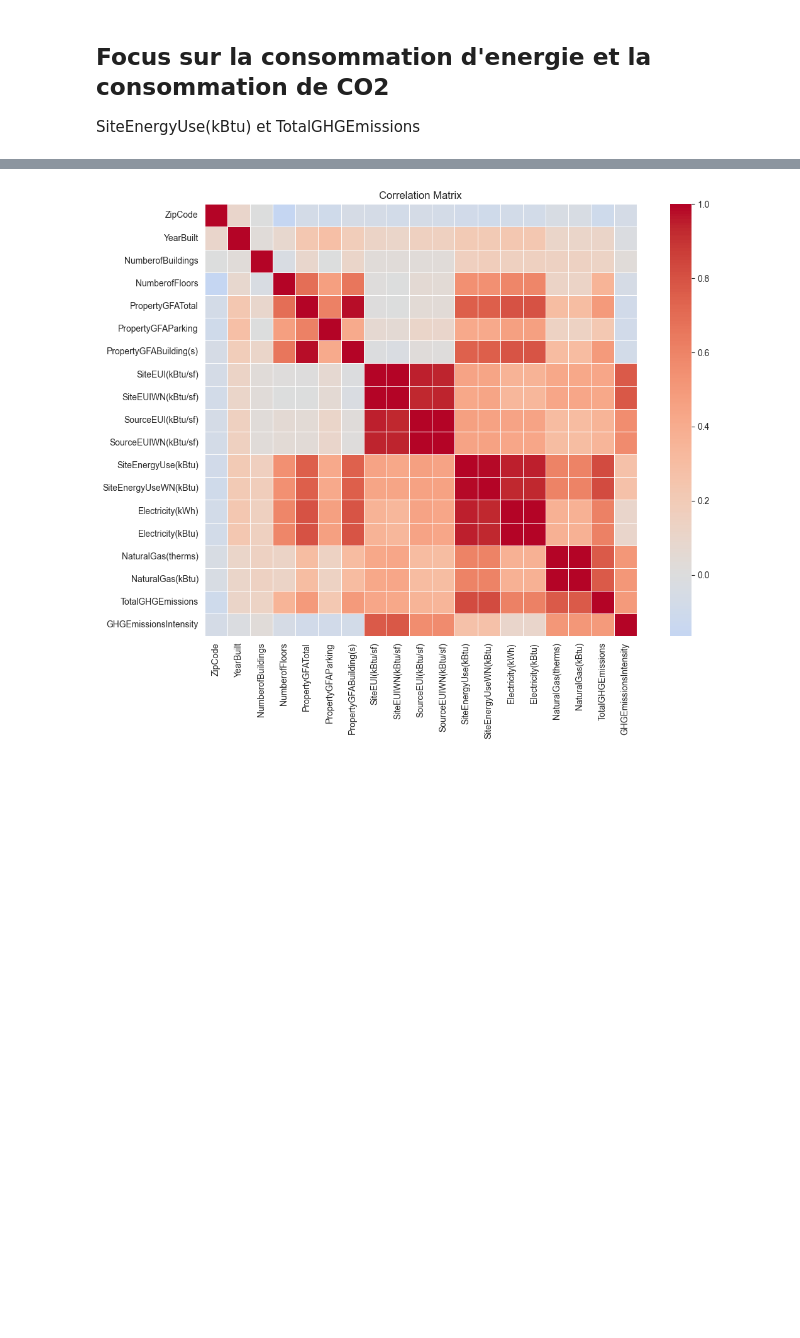
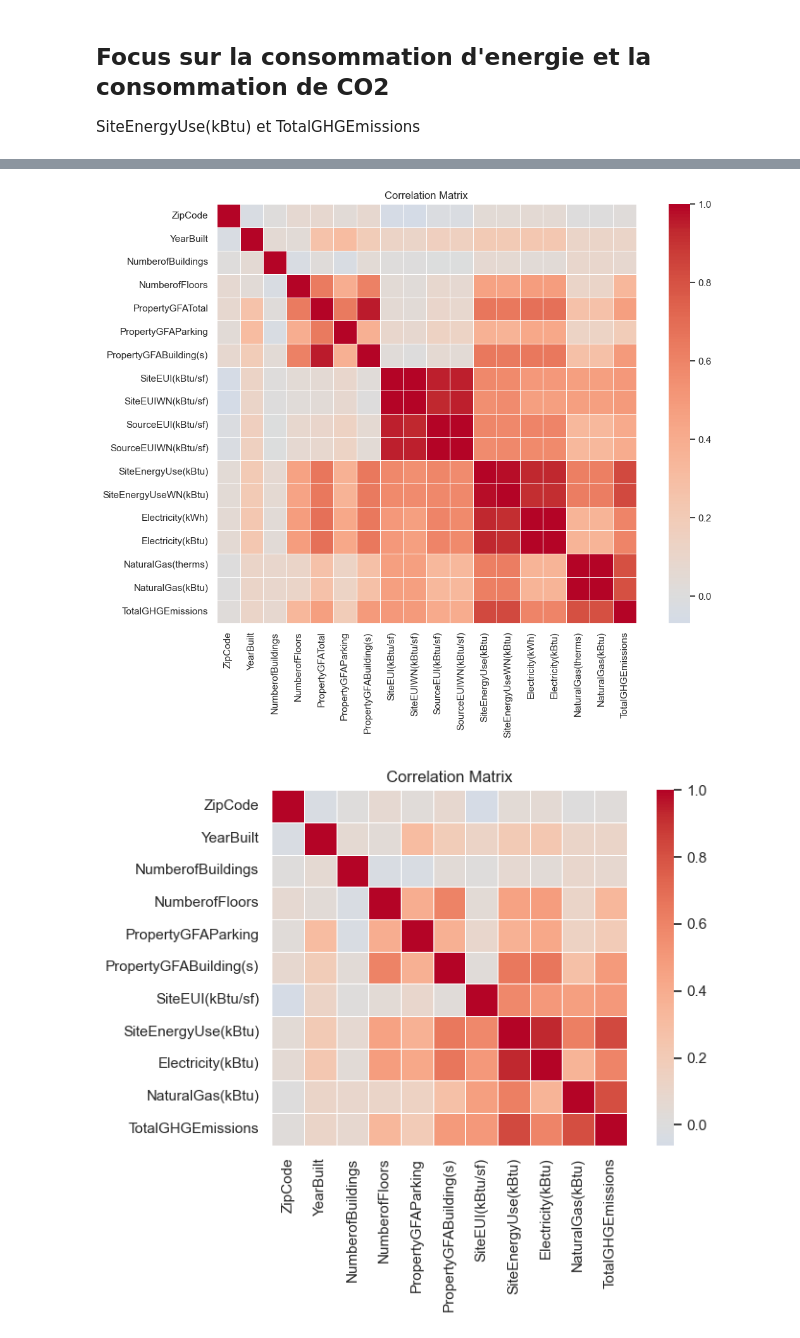
Before and after one commit to ticoraph/PredictDataBuilding, a Jupyter notebook: Analyse_Exploratoire.ipynb, the cells around one changed output, grey strips where cells are left out. Saved outputs shown, nothing was run; the diff lists cells and outputs as text; code cells hidden in the pictures; blank space fills up the shorter version.

```diff
--- a/Analyse_Exploratoire.ipynb
+++ b/Analyse_Exploratoire.ipynb
@@ -43,12 +46,18 @@ bc.columns[bc.nunique() == 1].tolist()
 bc.drop((['DataYear','City','State']), axis=1, inplace=True)
 
 # Suppression des colonnes non pertinentes
-bc.drop((['OSEBuildingID','PropertyName','Address','TaxParcelIdentificationNumber','LargestPropertyUseType','LargestPropertyUseTypeGFA','DefaultData','CouncilDistrictCode','Latitude','Longitude']), axis=1, inplace=True)
+bc.drop((['OSEBuildingID', 'PropertyName', 'Address', 'TaxParcelIdentificationNumber', 'LargestPropertyUseType', 'LargestPropertyUseTypeGFA', 'DefaultData', 'CouncilDistrictCode','Latitude', 'Longitude', 'GHGEmissionsIntensity']), axis=1, inplace=True)
 
 # Suppression des colonnes avec des valeurs à 0
 (bc == 0).sum().sort_values(ascending=False)
 bc.drop((['SteamUse(kBtu)']), axis=1, inplace=True)
 
+# Sélection des colonnes float64
+float_cols = bc.select_dtypes(include='float64').columns
+# Arrondir et convertir en int64
+for col in float_cols:
+    bc[col] = bc[col].round().fillna(0).astype('int64')
+
 print(f"Colonnes: {bc.shape[1]}")
 # %% [output]
 Colonnes: 46
@@ -219,20 +228,29 @@ TotalGHGEmissions = analyze_iqr(bc['TotalGHGEmissions'], "TotalGHGEmissions")
 # NumberofBuildings
 bc = bc.drop(bc.loc[bc['NumberofBuildings'] == 111].index)
 bc.loc[bc['NumberofBuildings'] == 0, 'NumberofBuildings'] = 1
+bc = bc.drop(bc.loc[bc['NumberofBuildings'] >= 8 ].index)
 
 # NumberofFloors
 bc.loc[bc['NumberofFloors'] == 99, 'NumberofFloors'] = 1
-bc = bc.drop(bc.loc[bc['NumberofFloors'] > 50 ].index)
+bc = bc.drop(bc.loc[bc['NumberofFloors'] >= 30 ].index)
 
 # Electricity
-bc = bc.drop(bc.loc[bc['Electricity(kWh)'] < 0 ].index)
+bc = bc.drop(bc.loc[bc['Electricity(kWh)'] <= 50 ].index)
 bc = bc.drop(bc.loc[bc['Electricity(kWh)'] > 20000000].index)
 
 # NaturalGas
 bc = bc.drop(bc.loc[bc['NaturalGas(therms)'] > 500000].index)
 
 # TotalGHGEmissions
-bc = bc.drop(bc.loc[bc['TotalGHGEmissions'] > 3500 ].index)
+bc = bc.drop(bc.loc[bc['TotalGHGEmissions'] > 2500 ].index)
+bc = bc.drop(bc.loc[bc['TotalGHGEmissions'] <= 0 ].index)
 
-print(f"Nombre de batiments non residentiels Traités: {len(bc)}")
+# SiteEnergyUse(kBtu)
+bc = bc.drop(bc.loc[bc['SiteEnergyUse(kBtu)'] <= 0 ].index)
+
+# PropertyGFABuilding(s)
+bc = bc.drop(bc.loc[bc['PropertyGFABuilding(s)'] >= 500000 ].index)
+
+# PropertyGFAParking
+bc = bc.drop(bc.loc[bc['PropertyGFAParking'] >= 250000 ].index)
 # %% [output]
@@ -303,14 +323,29 @@ plt.show()
 # %%
 numeric_cols = bc.select_dtypes(include=[np.number])
 corrmat = numeric_cols.corr()
 f, ax = plt.subplots(figsize=(12, 9))
 sns.heatmap(corrmat,
            cmap='coolwarm',      # Better color scheme for correlations
            center=0,             # Center colormap at 0
            square=True,
            linewidths=0.5)       # Add grid lines
 plt.title('Correlation Matrix')
 plt.tight_layout()
 plt.show()
+
+bc.drop((['SiteEUIWN(kBtu/sf)','SourceEUI(kBtu/sf)','SourceEUIWN(kBtu/sf)','SiteEnergyUseWN(kBtu)','Electricity(kWh)','NaturalGas(therms)','PropertyGFATotal']), axis=1, inplace=True)
+
+numeric_cols = bc.select_dtypes(include=[np.number])
+corrmat = numeric_cols.corr()
+f, ax = plt.subplots(figsize=(8, 6))
+sns.heatmap(corrmat,
+           cmap='coolwarm',      # Better color scheme for correlations
+           center=0,             # Center colormap at 0
+           square=True,
+           linewidths=0.5)       # Add grid lines
+plt.title('Correlation Matrix')
+plt.tight_layout()
+plt.show()
 # %% [output]
-[figure, old version]
+[figure, new version]
+[figure, added]
```
Also changed, not shown: parts of 13 cells of this notebook, 1 other file.
